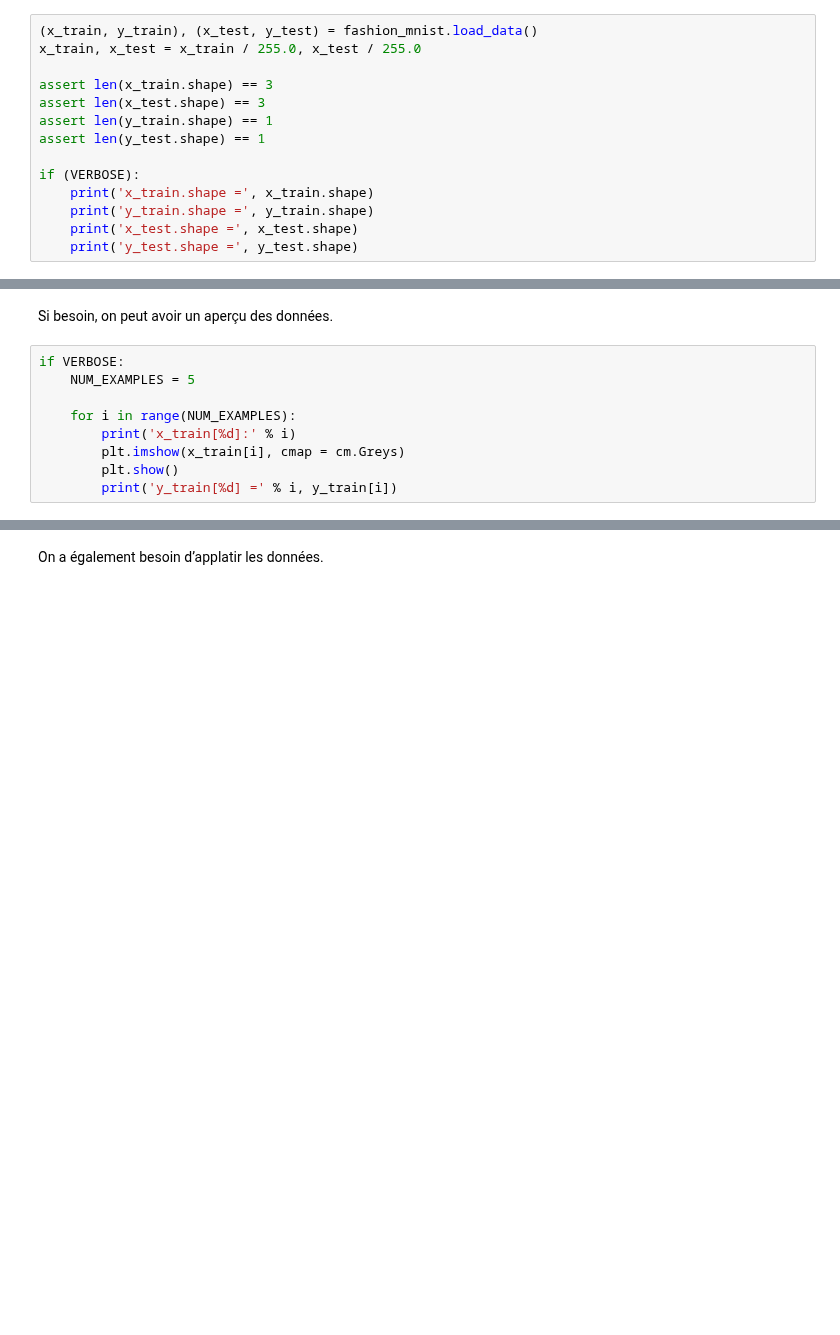
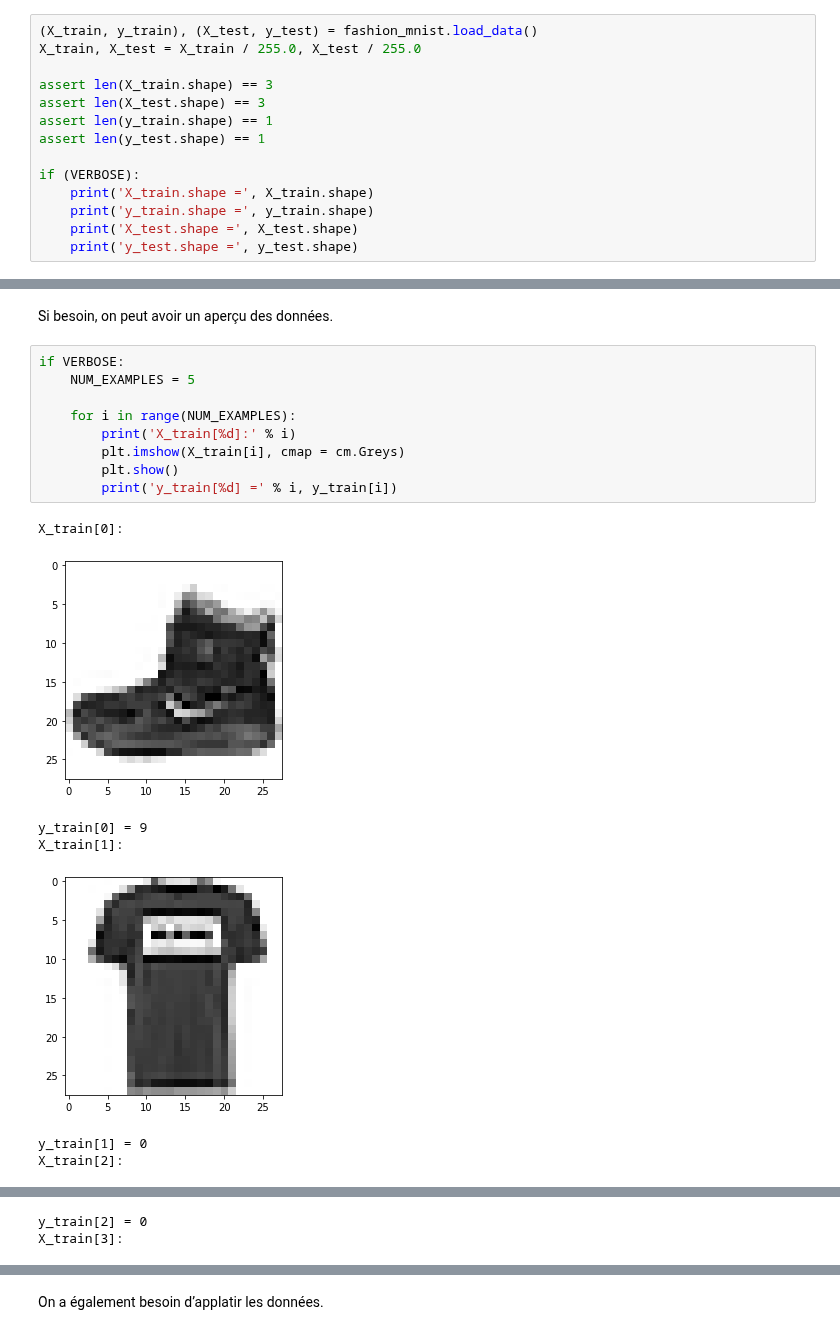
Before and after one commit to bastiensoucasse/acid-project, a Jupyter notebook: Gr5-Provost_Iantsa-Soucasse-Bastien.ipynb, the cells around one changed output, grey strips where cells are left out. Saved outputs shown, nothing was run; the diff lists cells and outputs as text; blank space fills up the shorter version.

```diff
--- a/Gr5-Provost_Iantsa-Soucasse-Bastien.ipynb
+++ b/Gr5-Provost_Iantsa-Soucasse-Bastien.ipynb
@@ -22,17 +24,17 @@ VERBOSE = True
 # %% [markdown]
 On peut alors créer nos données à l’aide de **keras**.
 # %%
-(x_train, y_train), (x_test, y_test) = fashion_mnist.load_data()
-x_train, x_test = x_train / 255.0, x_test / 255.0
+(X_train, y_train), (X_test, y_test) = fashion_mnist.load_data()
+X_train, X_test = X_train / 255.0, X_test / 255.0
 
-assert len(x_train.shape) == 3
-assert len(x_test.shape) == 3
+assert len(X_train.shape) == 3
+assert len(X_test.shape) == 3
 assert len(y_train.shape) == 1
 assert len(y_test.shape) == 1
 
 if (VERBOSE):
-    print('x_train.shape =', x_train.shape)
+    print('X_train.shape =', X_train.shape)
     print('y_train.shape =', y_train.shape)
-    print('x_test.shape =', x_test.shape)
+    print('X_test.shape =', X_test.shape)
     print('y_test.shape =', y_test.shape)
 # %% [output]
@@ -56,9 +47,17 @@ Si besoin, on peut avoir un aperçu des données.
 # %%
 if VERBOSE:
     NUM_EXAMPLES = 5
 
     for i in range(NUM_EXAMPLES):
-        print('x_train[%d]:' % i)
-        plt.imshow(x_train[i], cmap = cm.Greys)
+        print('X_train[%d]:' % i)
+        plt.imshow(X_train[i], cmap = cm.Greys)
         plt.show()
         print('y_train[%d] =' % i, y_train[i])
+# %% [output]
+X_train[0]:
+[figure, added]
+y_train[0] = 9
+X_train[1]:
+[figure, added]
+y_train[1] = 0
+X_train[2]:
@@ -64,0 +65,2 @@ if VERBOSE:
+y_train[2] = 0
+X_train[3]:
```
Also changed, not shown: parts of 17 cells of this notebook.
